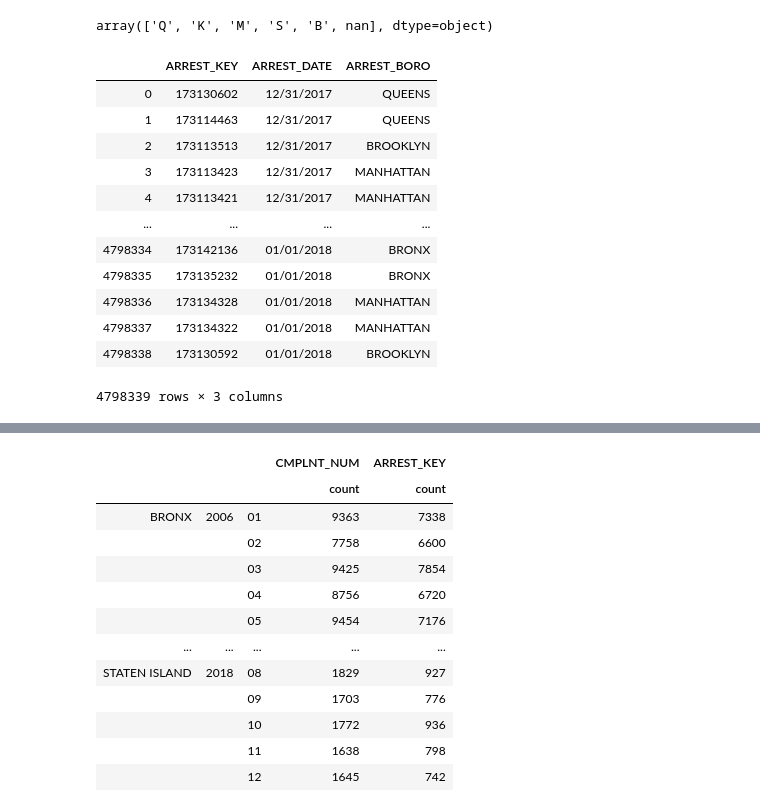
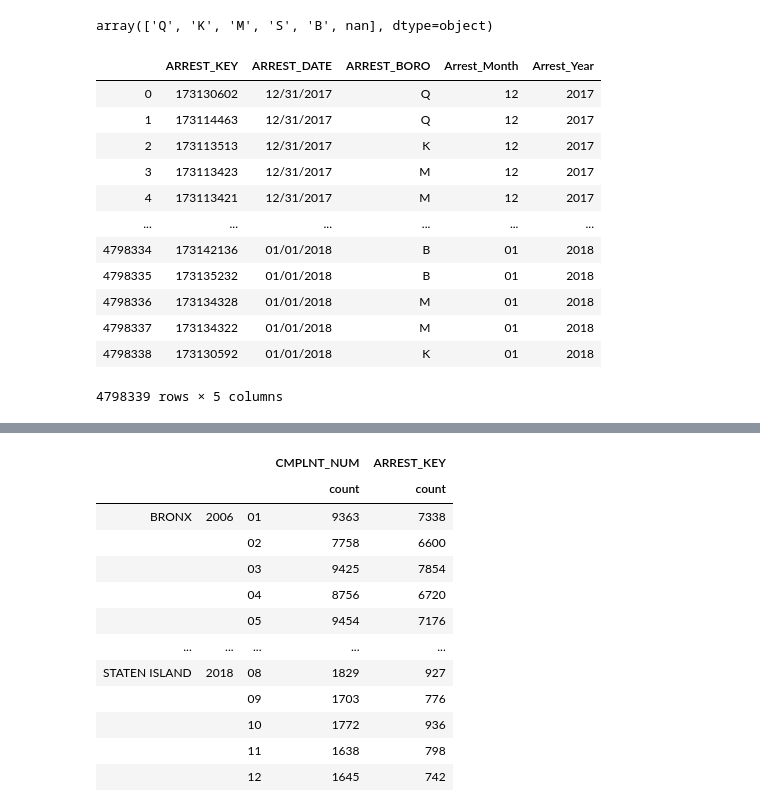
Before and after one commit to rahulrohri/PR_FP_RahulMegha, a Jupyter notebook: Final Project PR_v10.ipynb, the cells around one changed output, grey strips where cells are left out. Cells and saved outputs as stored; diff of their text form; code cells hidden in the pictures.

```diff
--- a/Final Project PR_v10.ipynb
+++ b/Final Project PR_v10.ipynb
@@ -55,0 +118,6 @@ NYC_Complaint_Data = get_file(Complaints)
+# %%
+#Extracting the Month and Year of the incident
+def extract_year_month(x,old_col:str,month_column:str,year_column:str):
+    x[month_column] = x[old_col].str[:2]
+    x[year_column] = x[old_col].str[6:10]
+    return x
@@ -162,0 +167,3 @@ NYC_Arrest_Data #26 seconds to run
+# %%
+NYC_Arrest_Data = get_file(NYPD_Arrests,3) #Importing only columns -ARREST_BORO, ARREST_DATE, ARREST_KEY
+NYC_Arrest_Data
@@ -164,25 +188,27 @@ NYC_Arrest_Data #26 seconds to run
 NYC_Arrest_Data.ARREST_BORO.unique()
 # %% [output]
 array(['Q', 'K', 'M', 'S', 'B', nan], dtype=object)
+# %%
+#extracting the month and year from the date column
+extract_year_month(NYC_Arrest_Data,'ARREST_DATE','Arrest_Month','Arrest_Year')
+# %% [output]
+|  | ARREST_KEY | ARREST_DATE | ARREST_BORO | Arrest_Month | Arrest_Year |
+| 0 | 173130602 | 12/31/2017 | Q | 12 | 2017 |
+| 1 | 173114463 | 12/31/2017 | Q | 12 | 2017 |
+| 2 | 173113513 | 12/31/2017 | K | 12 | 2017 |
+| 3 | 173113423 | 12/31/2017 | M | 12 | 2017 |
+| 4 | 173113421 | 12/31/2017 | M | 12 | 2017 |
+| ... | ... | ... | ... | ... | ... |
+| 4798334 | 173142136 | 01/01/2018 | B | 01 | 2018 |
+| 4798335 | 173135232 | 01/01/2018 | B | 01 | 2018 |
+| 4798336 | 173134328 | 01/01/2018 | M | 01 | 2018 |
+| 4798337 | 173134322 | 01/01/2018 | M | 01 | 2018 |
+| 4798338 | 173130592 | 01/01/2018 | K | 01 | 2018 |
+4798339 rows × 5 columns
 # %%
-#replacing Borough initials with complete names
+#Renaming the Borough Names
 NYC_Arrest_Data = NYC_Arrest_Data.replace({'ARREST_BORO': 'K'}, 'BROOKLYN')
 NYC_Arrest_Data = NYC_Arrest_Data.replace({'ARREST_BORO': 'M'}, 'MANHATTAN')
 NYC_Arrest_Data = NYC_Arrest_Data.replace({'ARREST_BORO': 'S'}, 'STATEN ISLAND')
 NYC_Arrest_Data = NYC_Arrest_Data.replace({'ARREST_BORO': 'B'}, 'BRONX')
 NYC_Arrest_Data = NYC_Arrest_Data.replace({'ARREST_BORO': 'Q'}, 'QUEENS')
-NYC_Arrest_Data
-# %% [output]
-|  | ARREST_KEY | ARREST_DATE | ARREST_BORO |
-| 0 | 173130602 | 12/31/2017 | QUEENS |
-| 1 | 173114463 | 12/31/2017 | QUEENS |
-| 2 | 173113513 | 12/31/2017 | BROOKLYN |
-| 3 | 173113423 | 12/31/2017 | MANHATTAN |
-| 4 | 173113421 | 12/31/2017 | MANHATTAN |
-| ... | ... | ... | ... |
-| 4798334 | 173142136 | 01/01/2018 | BRONX |
-| 4798335 | 173135232 | 01/01/2018 | BRONX |
-| 4798336 | 173134328 | 01/01/2018 | MANHATTAN |
-| 4798337 | 173134322 | 01/01/2018 | MANHATTAN |
-| 4798338 | 173130592 | 01/01/2018 | BROOKLYN |
-4798339 rows × 3 columns
```
Also changed, not shown: parts of 66 cells of this notebook.
